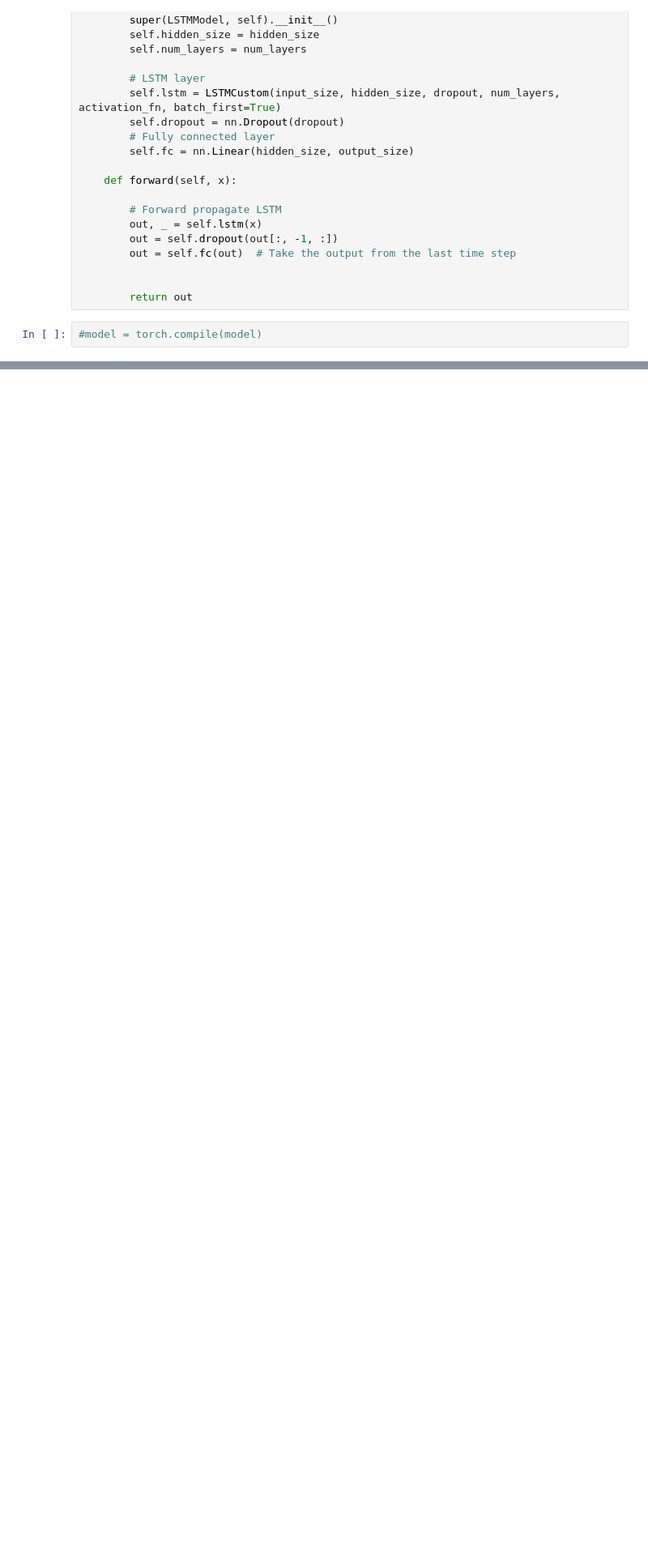
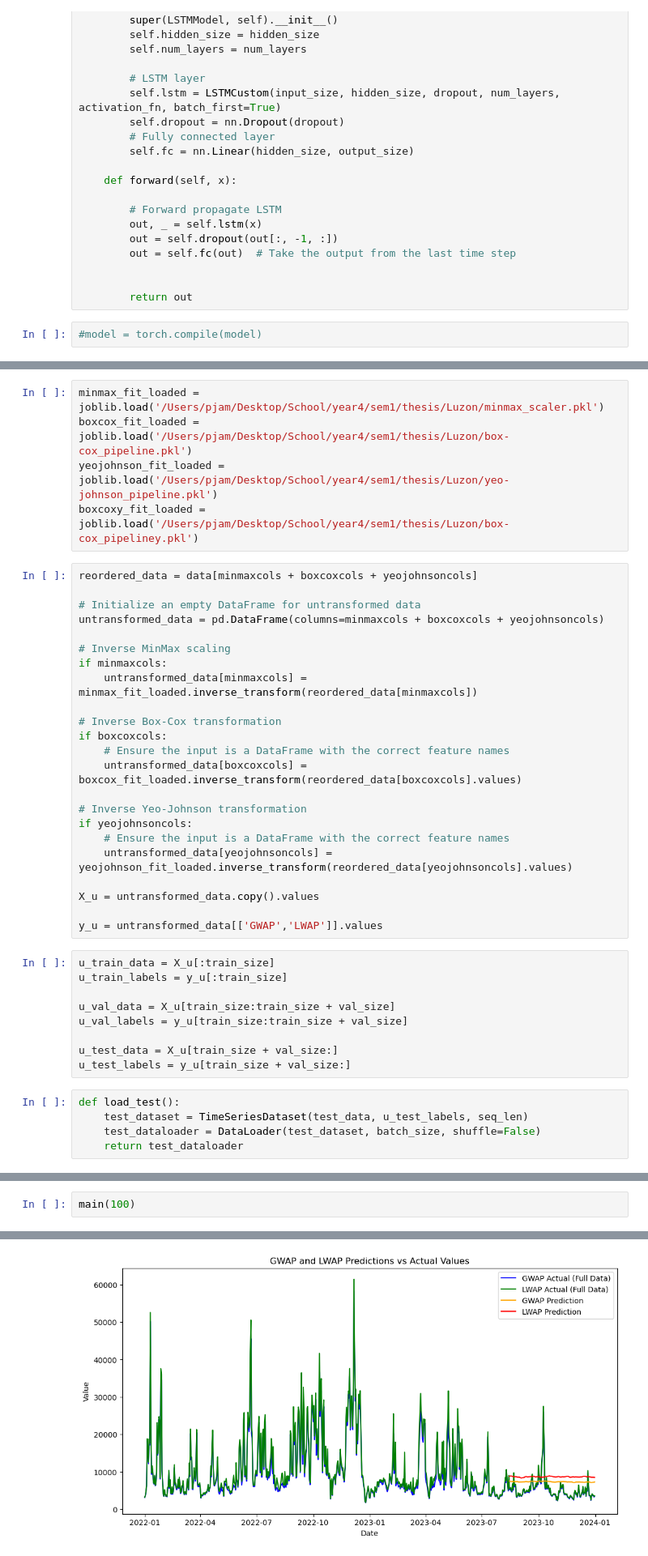
Before and after one commit to ladycelestia/thesis, a Jupyter notebook: test3.ipynb, the cells around one changed output, grey strips where cells are left out. Shown: that part at 81% size. Cells and saved outputs as stored; diff of their text form; blank space fills up the shorter version.

```diff
--- a/test3.ipynb
+++ b/test3.ipynb
@@ -614,0 +333,42 @@ NameError: name 'train_losses' is not defined
+# %%
+minmax_fit_loaded = joblib.load('/Users/pjam/Desktop/School/year4/sem1/thesis/Luzon/minmax_scaler.pkl')
+boxcox_fit_loaded = joblib.load('/Users/pjam/Desktop/School/year4/sem1/thesis/Luzon/box-cox_pipeline.pkl')
+yeojohnson_fit_loaded = joblib.load('/Users/pjam/Desktop/School/year4/sem1/thesis/Luzon/yeo-johnson_pipeline.pkl')
+boxcoxy_fit_loaded = joblib.load('/Users/pjam/Desktop/School/year4/sem1/thesis/Luzon/box-cox_pipeliney.pkl')
+# %%
+reordered_data = data[minmaxcols + boxcoxcols + yeojohnsoncols]
+
+# Initialize an empty DataFrame for untransformed data
+untransformed_data = pd.DataFrame(columns=minmaxcols + boxcoxcols + yeojohnsoncols)
+
+# Inverse MinMax scaling
+if minmaxcols:
+    untransformed_data[minmaxcols] = minmax_fit_loaded.inverse_transform(reordered_data[minmaxcols])
+
+# Inverse Box-Cox transformation
+if boxcoxcols:
+    # Ensure the input is a DataFrame with the correct feature names
+    untransformed_data[boxcoxcols] = boxcox_fit_loaded.inverse_transform(reordered_data[boxcoxcols].values)
+
+# Inverse Yeo-Johnson transformation
+if yeojohnsoncols:
+    # Ensure the input is a DataFrame with the correct feature names
+    untransformed_data[yeojohnsoncols] = yeojohnson_fit_loaded.inverse_transform(reordered_data[yeojohnsoncols].values)
+
+X_u = untransformed_data.copy().values
+
+y_u = untransformed_data[['GWAP','LWAP']].values
+# %%
+u_train_data = X_u[:train_size]
+u_train_labels = y_u[:train_size]
+
+u_val_data = X_u[train_size:train_size + val_size]
+u_val_labels = y_u[train_size:train_size + val_size]
+
+u_test_data = X_u[train_size + val_size:]
+u_test_labels = y_u[train_size + val_size:]
+# %%
+def load_test():
+    test_dataset = TimeSeriesDataset(test_data, u_test_labels, seq_len)
+    test_dataloader = DataLoader(test_dataset, batch_size, shuffle=False)
+    return test_dataloader
@@ -614,0 +565,3 @@ NameError: name 'train_losses' is not defined
+# %%
+main(100)
+# %% [output]
@@ -614,0 +619 @@ NameError: name 'train_losses' is not defined
+[figure, added]
```
Also changed, not shown: parts of 31 cells of this notebook, 19 other files.
